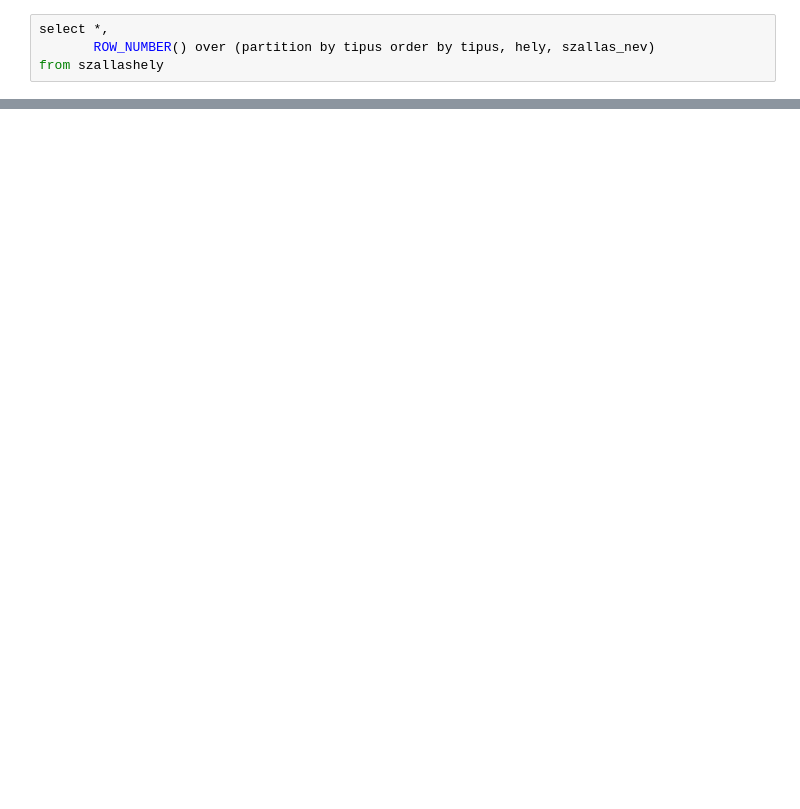
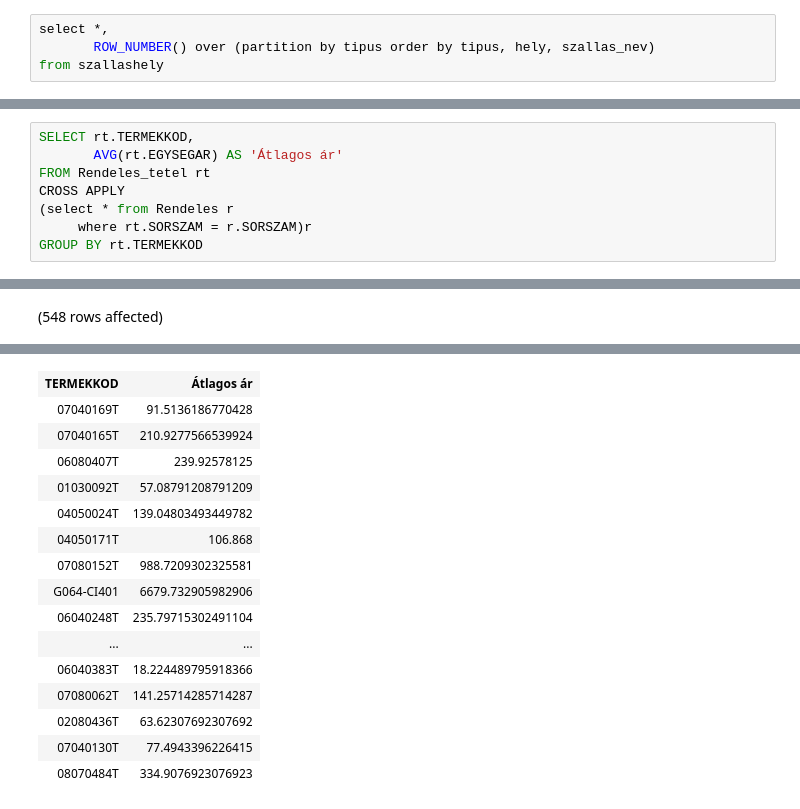
Before and after one commit to kissb364/sqlGyak, a Jupyter notebook: Notebook-0.ipynb, the cells around one changed output, grey strips where cells are left out. Drawn from its saved outputs; the diff is of its cells as text; blank space fills up the shorter version.

```diff
--- a/Notebook-0.ipynb
+++ b/Notebook-0.ipynb
@@ -34,0 +14,9 @@ Total execution time: 00:00:00.514
+# %%
+SELECT rt.TERMEKKOD,
+       AVG(rt.EGYSEGAR) AS 'Átlagos ár'
+FROM Rendeles_tetel rt
+CROSS APPLY
+(select * from Rendeles r
+     where rt.SORSZAM = r.SORSZAM)r
+GROUP BY rt.TERMEKKOD
+# %% [output]
@@ -34,0 +24 @@ Total execution time: 00:00:00.514
+(548 rows affected)
@@ -34,0 +26,16 @@ Total execution time: 00:00:00.514
+| TERMEKKOD | Átlagos ár |
+| 07040169T | 91.5136186770428 |
+| 07040165T | 210.9277566539924 |
+| 06080407T | 239.92578125 |
+| 01030092T | 57.08791208791209 |
+| 04050024T | 139.04803493449782 |
+| 04050171T | 106.868 |
+| 07080152T | 988.7209302325581 |
+| G064-CI401 | 6679.732905982906 |
+| 06040248T | 235.79715302491104 |
+| ... | ... |
+| 06040383T | 18.224489795918366 |
+| 07080062T | 141.25714285714287 |
+| 02080436T | 63.62307692307692 |
+| 07040130T | 77.4943396226415 |
+| 08070484T | 334.9076923076923 |
```
Also changed, not shown: parts of 3 cells of this notebook.
